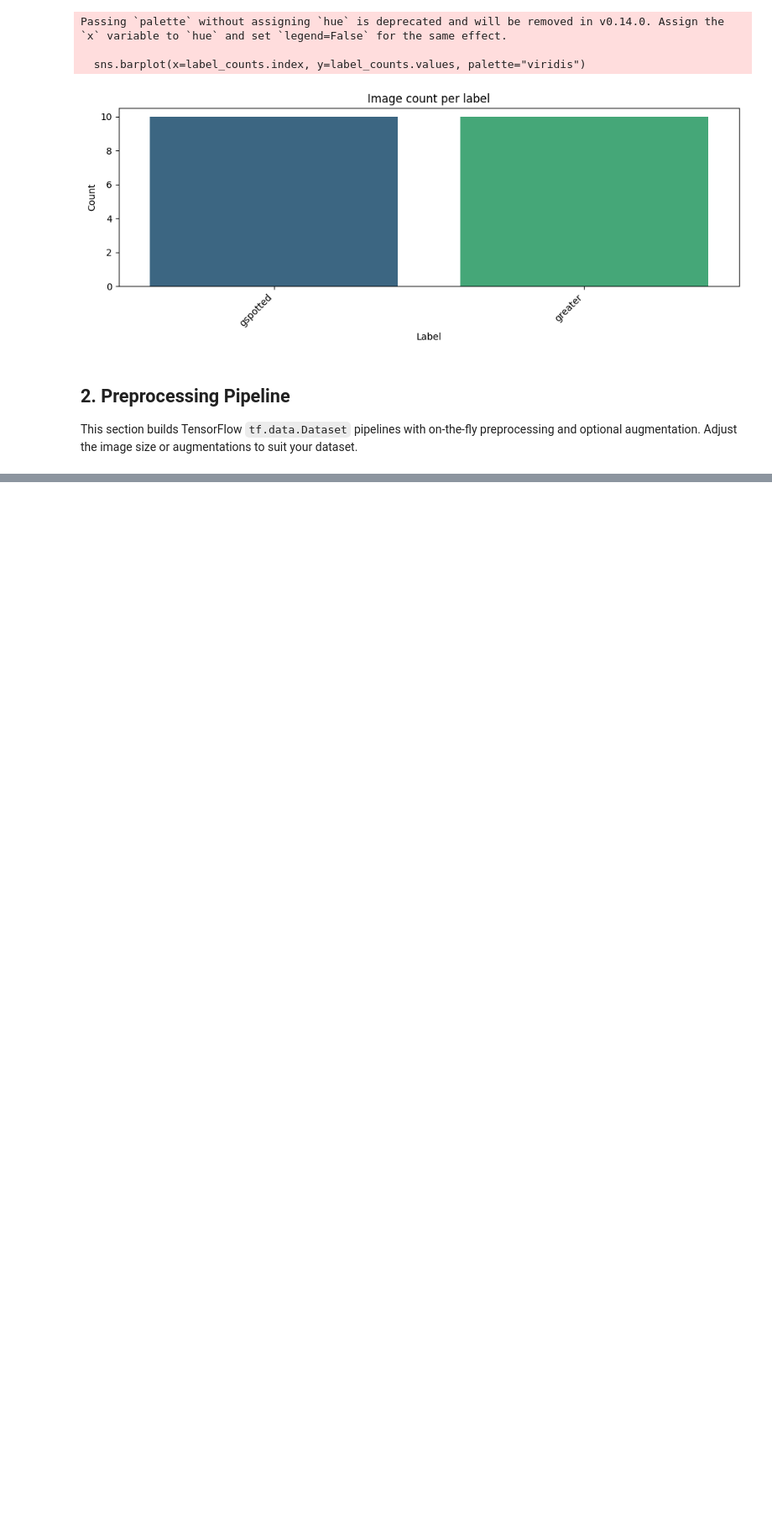
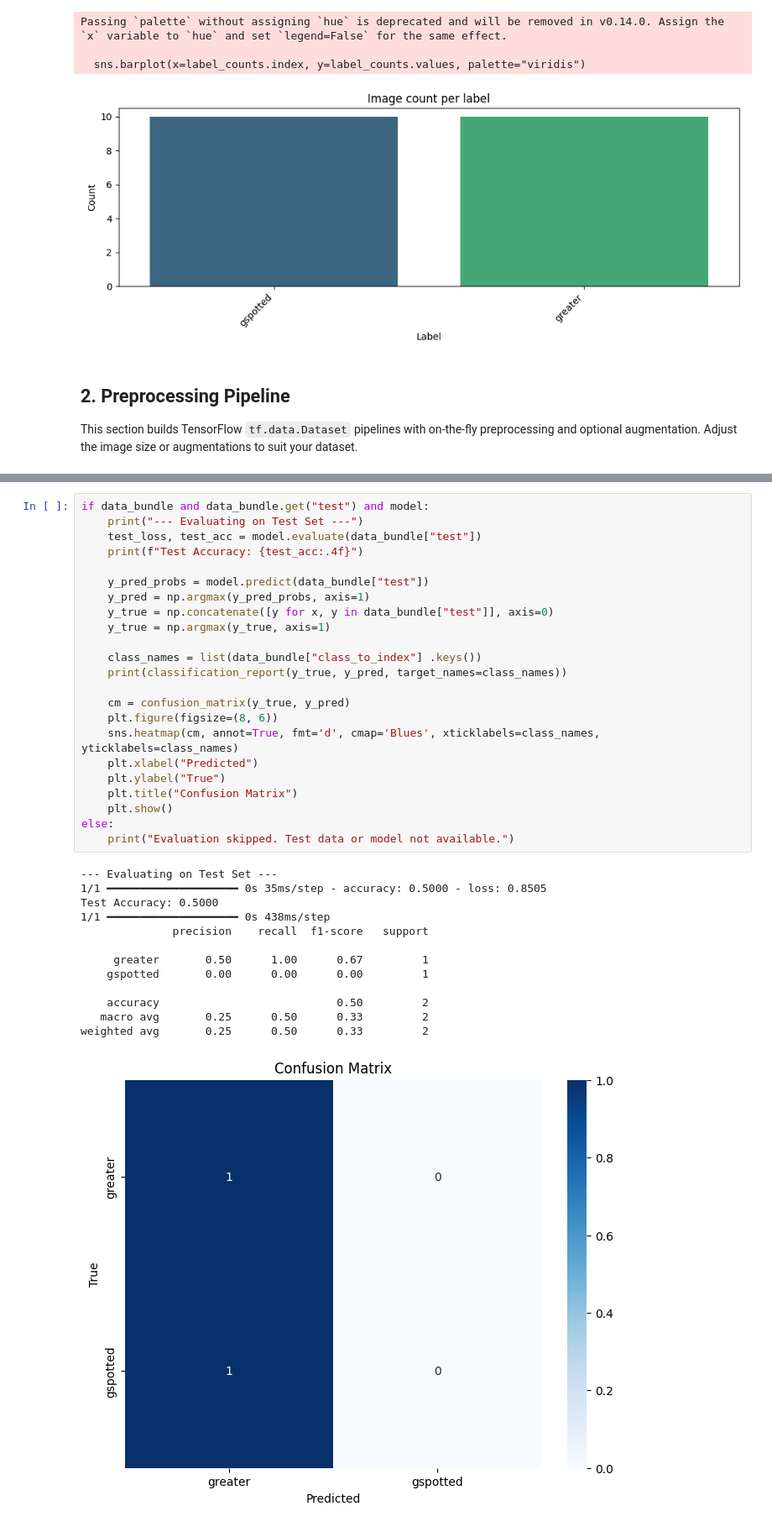
Before and after one commit to regional-specter/NextGen-Innovators, a Jupyter notebook: ML Model/visual-model.ipynb, the cells around one changed output, grey strips where cells are left out. Shown at 84% size. Cells and saved outputs as stored; diff of their text form; blank space fills up the shorter version.

```diff
--- a/ML Model/visual-model.ipynb
+++ b/ML Model/visual-model.ipynb
@@ -323,0 +485,37 @@ Split counts -> train: 14, val: 2, test: 4
+# %%
+if data_bundle and data_bundle.get("test") and model:
+    print("--- Evaluating on Test Set ---")
+    test_loss, test_acc = model.evaluate(data_bundle["test"])
+    print(f"Test Accuracy: {test_acc:.4f}")
+
+    y_pred_probs = model.predict(data_bundle["test"])
+    y_pred = np.argmax(y_pred_probs, axis=1)
+    y_true = np.concatenate([y for x, y in data_bundle["test"]], axis=0)
+    y_true = np.argmax(y_true, axis=1)
+
+    class_names = list(data_bundle["class_to_index"] .keys())
+    print(classification_report(y_true, y_pred, target_names=class_names))
+
+    cm = confusion_matrix(y_true, y_pred)
+    plt.figure(figsize=(8, 6))
+    sns.heatmap(cm, annot=True, fmt='d', cmap='Blues', xticklabels=class_names, yticklabels=class_names)
+    plt.xlabel("Predicted")
+    plt.ylabel("True")
+    plt.title("Confusion Matrix")
+    plt.show()
+else:
+    print("Evaluation skipped. Test data or model not available.")
+# %% [output]
+--- Evaluating on Test Set ---
+1/1 ━━━━━━━━━━━━━━━━━━━━ 0s 35ms/step - accuracy: 0.5000 - loss: 0.8505
+Test Accuracy: 0.5000
+1/1 ━━━━━━━━━━━━━━━━━━━━ 0s 438ms/step
+              precision    recall  f1-score   support
+
+     greater       0.50      1.00      0.67         1
+    gspotted       0.00      0.00      0.00         1
+
+    accuracy                           0.50         2
+   macro avg       0.25      0.50      0.33         2
+weighted avg       0.25      0.50      0.33         2
+[figure, added]
```
Also changed, not shown: parts of 13 cells of this notebook, 3 other files.
